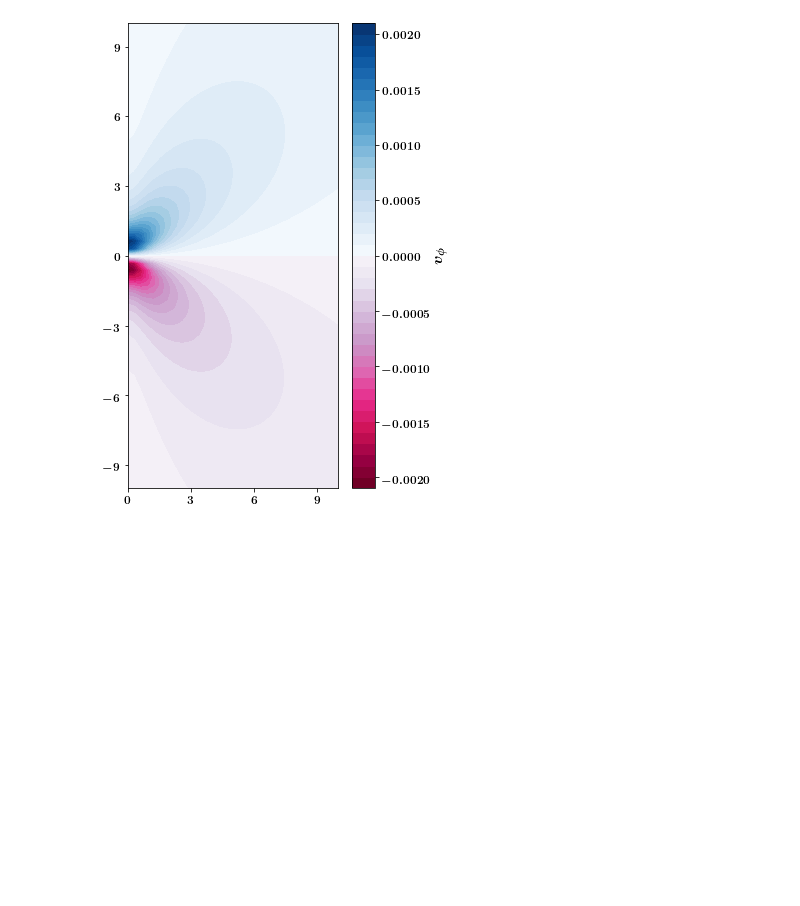
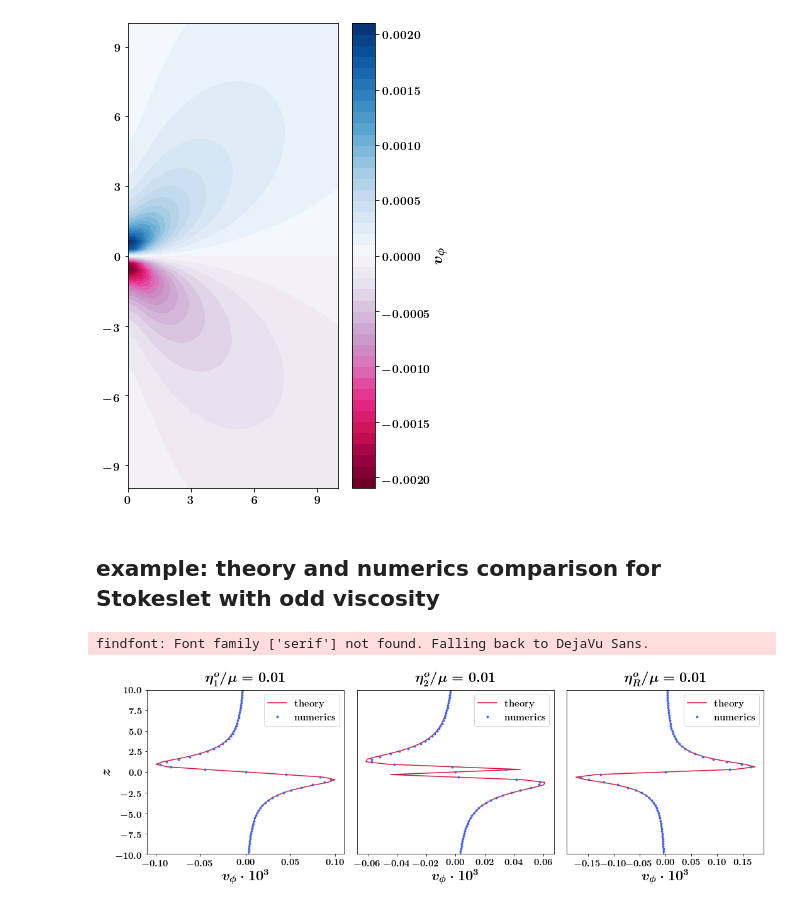
Before and after one commit to talikhain/StokesletFFT, a Jupyter notebook: Invert_Stokeslet_FFT.ipynb, the cells around one changed output. Saved outputs shown, nothing was run; the diff lists cells and outputs as text; code cells hidden in the pictures; blank space fills up the shorter version.

```diff
--- a/Invert_Stokeslet_FFT.ipynb
+++ b/Invert_Stokeslet_FFT.ipynb
@@ -196,7 +199,7 @@ Q = 10 #max value of q
 F = np.array([0, 0, 1]) #external force
 
 #values of viscosity coefficients
-Gamma1, Gamma3, etaR = 0, 0, 0
+etaR1, etaR2, etaRo = 0, 0, 0
 eta_eQ1, eta_oQ1 = 0, 0
 eta_eQ2, eta_oQ2 = 0, 0
 eta_eQ3, eta_oQ3 = 0, 0
@@ -206,12 +209,13 @@ xi = 0
 eta_o1, eta_o2 = -0.2, 0.1
 mu = 1
 
-visc_coeff_list = [Gamma1, Gamma3, etaR, eta_eQ1, eta_oQ1, eta_eQ2, eta_oQ2, eta_eQ3, eta_oQ3, eta_eA,
+visc_coeff_list = [etaR1, etaR2, etaRo, eta_eQ1, eta_oQ1, eta_eQ2, eta_oQ2, eta_eQ3, eta_oQ3, eta_eA,
                   eta_oA, eta_eS, eta_oS, xi, eta_o1, eta_o2, mu]
 
 fft_xs, v = v_fourier_ifft(Q, dq, eps, visc_coeff_list, F)
 
 x, y, z = np.meshgrid(fft_xs, fft_xs, fft_xs)
+
 vr = (v[0]*x + v[1]*y) / np.sqrt(x**2+ y**2)
 vphi = (-v[0]*y + v[1]*x) / np.sqrt(x**2 + y**2)
 # %%
@@ -238,3 +242,5 @@ plt.tight_layout()
 plt.show()
 # %% [output]
 [figure]
+# %% [markdown]
+## example: theory and numerics comparison for Stokeslet with odd viscosity
@@ -240,0 +281,42 @@ plt.show()
+# %%
+#analytical expression for Stokeslet with shear viscosity mu, force in -z,
+#and perturbative odd viscosity for eta_1^o, eta_2^o, eta_R^o
+Fz = -F[2]
+eps = 0.01
+x, y, z = np.meshgrid(fft_xs, fft_xs, fft_xs)
+
+vphi_theory_eta1 = eps*Fz/(32*mu*np.pi) * np.sqrt(x**2 + y**2)*z * (x**2 + y**2 + 4*z**2) / (x**2 + y**2 + z**2)**(5/2)
+vphi_theory_eta2 = -eps*Fz/(16*mu*np.pi) * np.sqrt(x**2 + y**2)*z * (x**2 + y**2 - 2*z**2) / (x**2 + y**2 + z**2)**(5/2)
+vphi_theory_etaR = -eps*Fz/(8*mu*np.pi) * np.sqrt(x**2 + y**2)*z / (x**2 + y**2 + z**2)**(3/2)
+
+vphi_theory_list = [vphi_theory_eta1, vphi_theory_eta2, vphi_theory_etaR]
+# %%
+fig, axes = plt.subplots(nrows=1, ncols=3, figsize=(15, 5))
+
+ind1 = 145
+ind2 = 145
+
+title_list = [r'\textbf{$\eta_1^o/\mu = 0.01$}', r'\textbf{$\eta_2^o/\mu = 0.01$}', r'\textbf{$\eta_R^o/\mu = 0.01$}']
+for i in range(3):
+
+    plt.subplot(1, 3, i+1)
+    plt.plot((vphi_theory_list[i][ind1, ind2, :] - np.nanmean(vphi_theory_list[i]))*1e3, fft_xs, color='crimson', label=r'\textbf{theory}')
+    plt.plot((vphi_list[i][ind1, ind2, :] - np.nanmean(vphi_list[i]))*1e3, fft_xs, marker='.', linestyle='None', color='royalblue', label=r'\textbf{numerics}')
+    plt.ylim(-10, 10)
+    if i == 0:
+        plt.ylabel(r'\textbf{$z$}',fontsize=22)
+    plt.xlabel(r'\textbf{$v_{\phi} \cdot 10^3$}',fontsize=22)
+    plt.title(title_list[i], fontsize=22)
+    plt.xticks(size=15)
+    plt.yticks(size=15)
+    if i > 0:
+        plt.yticks([])
+
+    plt.legend(fontsize=15)
+
+plt.tight_layout()
+plt.savefig('/Users/talikhain/Documents/UChicago/Soft Matter/Vitelli/Odd viscosity in three dimensional flows/Figures2/num_validation_odd.png', dpi=300)
+plt.show()
+# %% [output]
+findfont: Font family ['serif'] not found. Falling back to DejaVu Sans.
+[figure, added]
```
Also changed, not shown: parts of 4 cells of this notebook.
